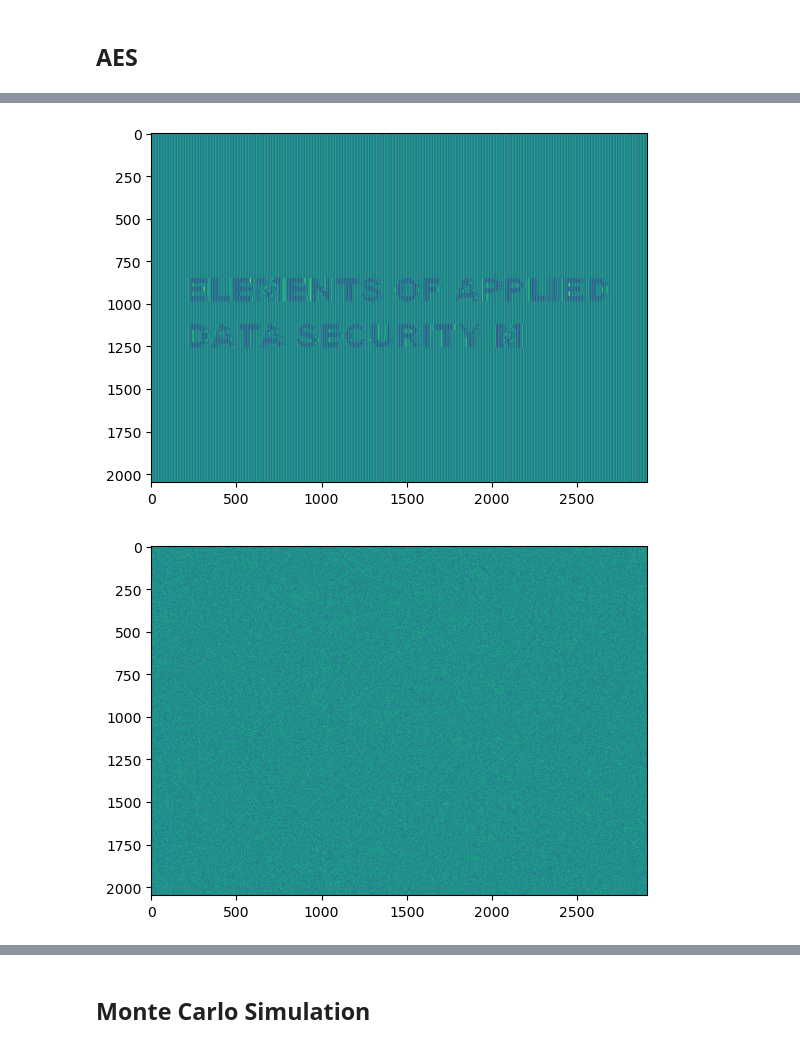
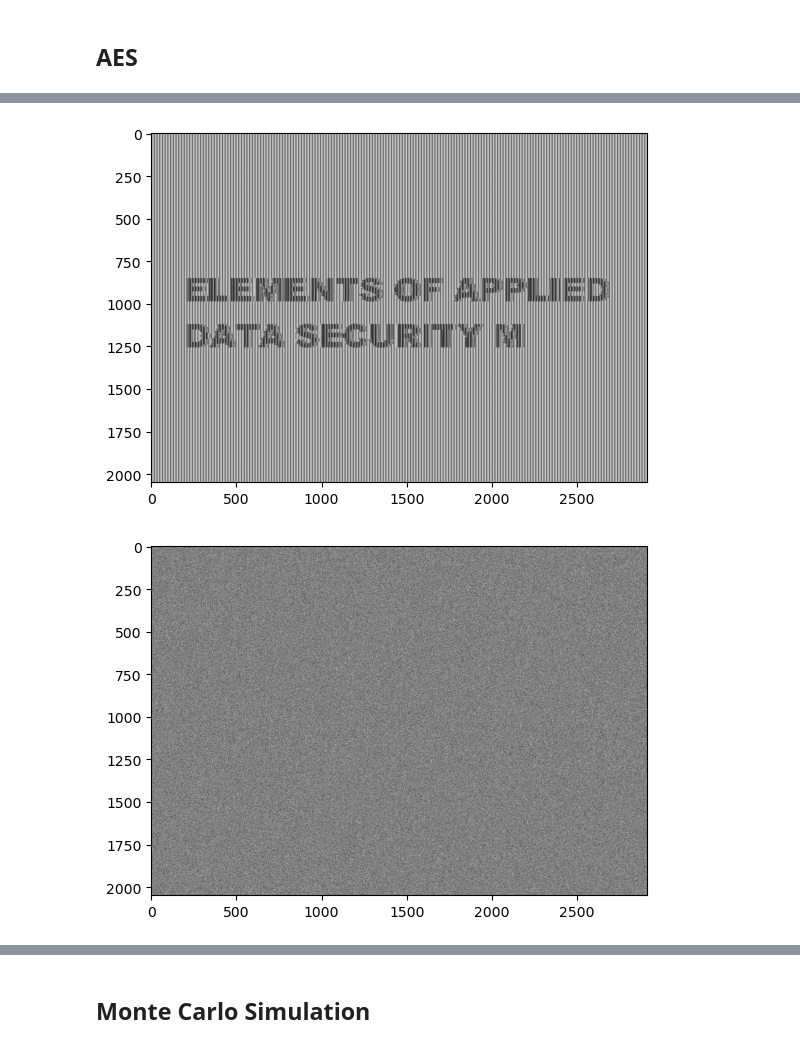
Before and after one commit to LBellini13/Elements-of-Applied-Data-Security, a Jupyter notebook: Block Ciphers/CipherCrafters.ipynb, the cells around one changed output, grey strips where cells are left out. Drawn from its saved outputs; the diff is of its cells as text; code cells hidden in the pictures.

```diff
--- a/Block Ciphers/CipherCrafters.ipynb
+++ b/Block Ciphers/CipherCrafters.ipynb
@@ -16,3 +16,7 @@ image_path = 'image.png'
 
 # Generate a random 128 bits key
 random_key = os.urandom(16)
+# %%
+image = imread(image_path).mean(axis=-1)
+image = 255 * image.astype(np.uint8)
+plt.imshow(image, cmap='gray');
@@ -19,17 +25,17 @@ random_key = os.urandom(16)
 # %%
 # Instantiate AES with ECB mode of operation
 aes_ecb = AES.new(random_key, AES.MODE_ECB)
 # Encrypt the image
-aes_image_encryption(aes_ecb, image_path)
+aes_image_encryption(aes_ecb, 'ECB', image)
 # %% [output]
-[figure, old version]
+[figure, new version]
 # %%
 # Instantiate AES with CBC mode of operation
 aes_cbc = AES.new(random_key, AES.MODE_CBC)
 # Encrypt the image
-aes_image_encryption(aes_cbc, image_path)
+aes_image_encryption(aes_cbc, 'CBC', image)
 # %% [output]
-[figure, old version]
+[figure, new version]
 # %%
 # Instantiate AES with CFB mode of operation
 aes_cfb= AES.new(random_key, AES.MODE_CFB)
```
Also changed, not shown: parts of 8 cells of this notebook, 8 other files.
